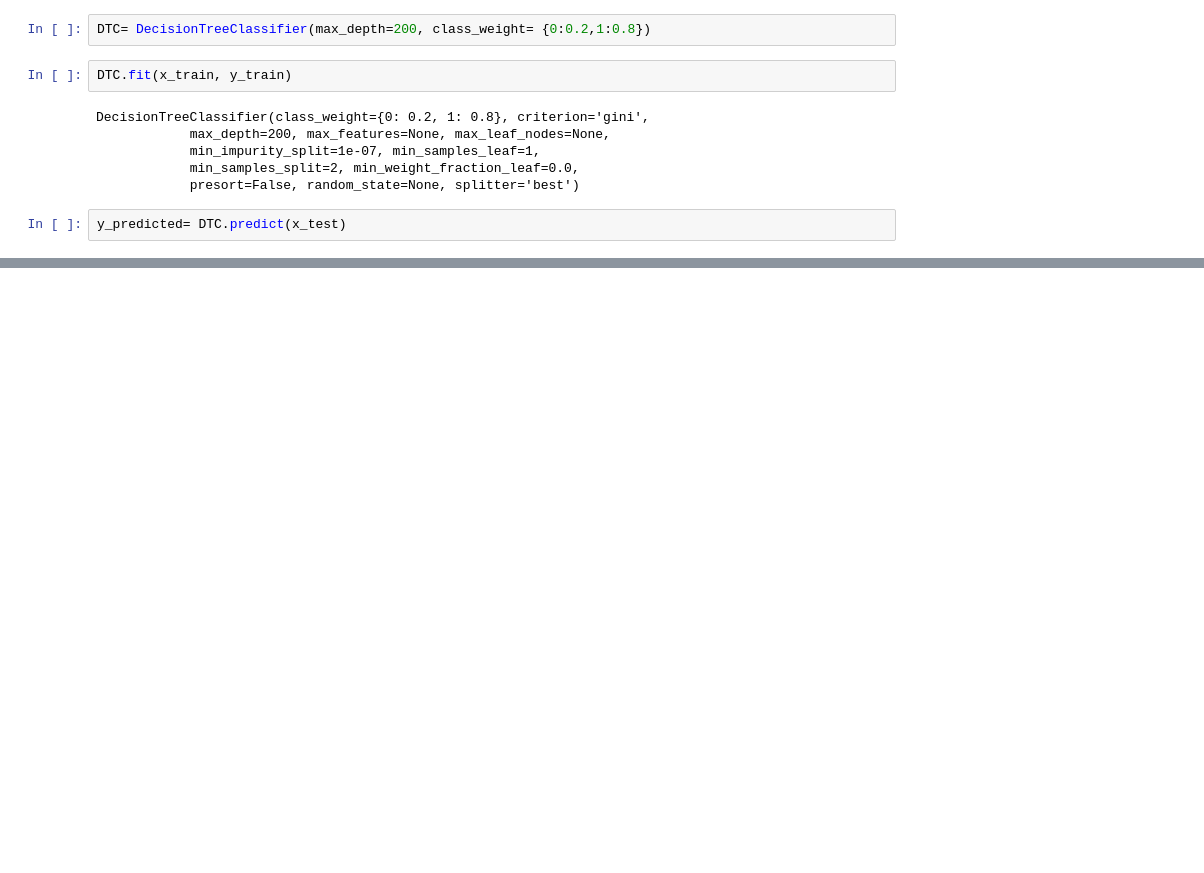
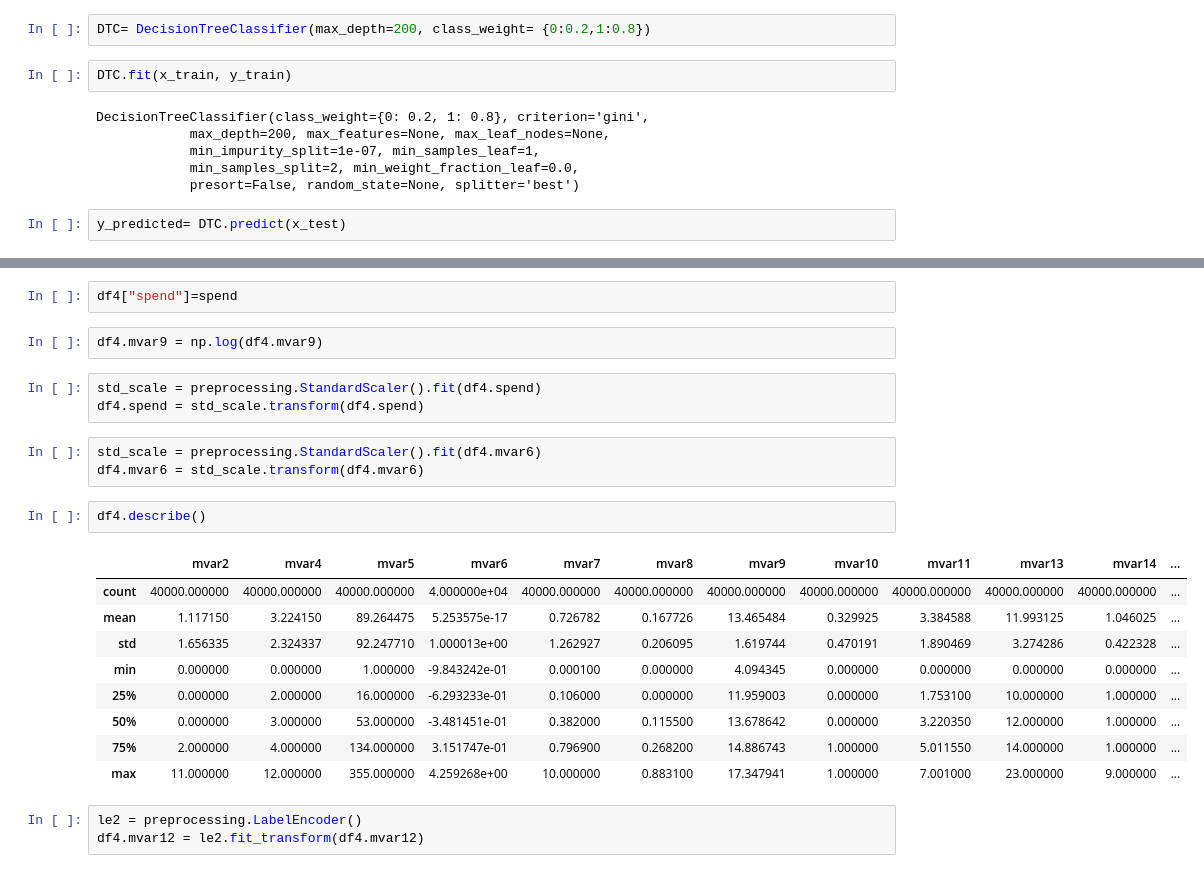
Before and after one commit to apoorvaagarwall/Amex_analyze_this, a Jupyter notebook: Analyze_this.ipynb, the cells around one changed output, grey strips where cells are left out. Drawn from its saved outputs; the diff is of its cells as text; blank space fills up the shorter version.

```diff
--- a/Analyze_this.ipynb
+++ b/Analyze_this.ipynb
@@ -318,0 +344,25 @@ avg / total       0.77      0.76      0.76      4200
+# %%
+df4["spend"]=spend
+# %%
+df4.mvar9 = np.log(df4.mvar9)
+# %%
+std_scale = preprocessing.StandardScaler().fit(df4.spend)
+df4.spend = std_scale.transform(df4.spend)
+# %%
+std_scale = preprocessing.StandardScaler().fit(df4.mvar6)
+df4.mvar6 = std_scale.transform(df4.mvar6)
+# %%
+df4.describe()
+# %% [output]
+|  | mvar2 | mvar4 | mvar5 | mvar6 | mvar7 | mvar8 | mvar9 | mvar10 | mvar11 | mvar13 | mvar14 | ... |
+| count | 40000.000000 | 40000.000000 | 40000.000000 | 4.000000e+04 | 40000.000000 | 40000.000000 | 40000.000000 | 40000.000000 | 40000.000000 | 40000.000000 | 40000.000000 | ... |
+| mean | 1.117150 | 3.224150 | 89.264475 | 5.253575e-17 | 0.726782 | 0.167726 | 13.465484 | 0.329925 | 3.384588 | 11.993125 | 1.046025 | ... |
+| std | 1.656335 | 2.324337 | 92.247710 | 1.000013e+00 | 1.262927 | 0.206095 | 1.619744 | 0.470191 | 1.890469 | 3.274286 | 0.422328 | ... |
+| min | 0.000000 | 0.000000 | 1.000000 | -9.843242e-01 | 0.000100 | 0.000000 | 4.094345 | 0.000000 | 0.000000 | 0.000000 | 0.000000 | ... |
+| 25% | 0.000000 | 2.000000 | 16.000000 | -6.293233e-01 | 0.106000 | 0.000000 | 11.959003 | 0.000000 | 1.753100 | 10.000000 | 1.000000 | ... |
+| 50% | 0.000000 | 3.000000 | 53.000000 | -3.481451e-01 | 0.382000 | 0.115500 | 13.678642 | 0.000000 | 3.220350 | 12.000000 | 1.000000 | ... |
+| 75% | 2.000000 | 4.000000 | 134.000000 | 3.151747e-01 | 0.796900 | 0.268200 | 14.886743 | 1.000000 | 5.011550 | 14.000000 | 1.000000 | ... |
+| max | 11.000000 | 12.000000 | 355.000000 | 4.259268e+00 | 10.000000 | 0.883100 | 17.347941 | 1.000000 | 7.001000 | 23.000000 | 9.000000 | ... |
+# %%
+le2 = preprocessing.LabelEncoder()
+df4.mvar12 = le2.fit_transform(df4.mvar12)
```
Also changed, not shown: parts of 32 cells of this notebook.
